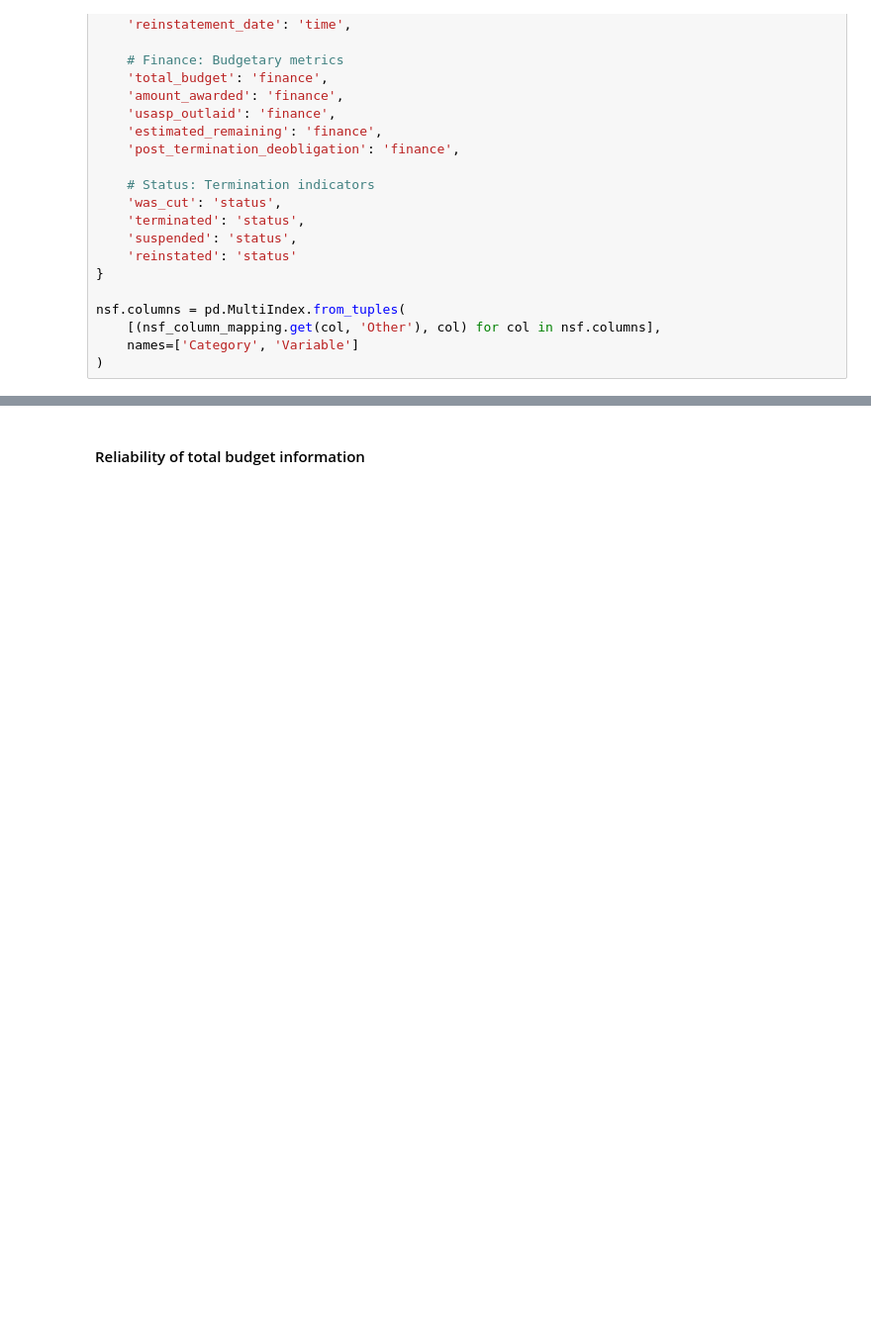
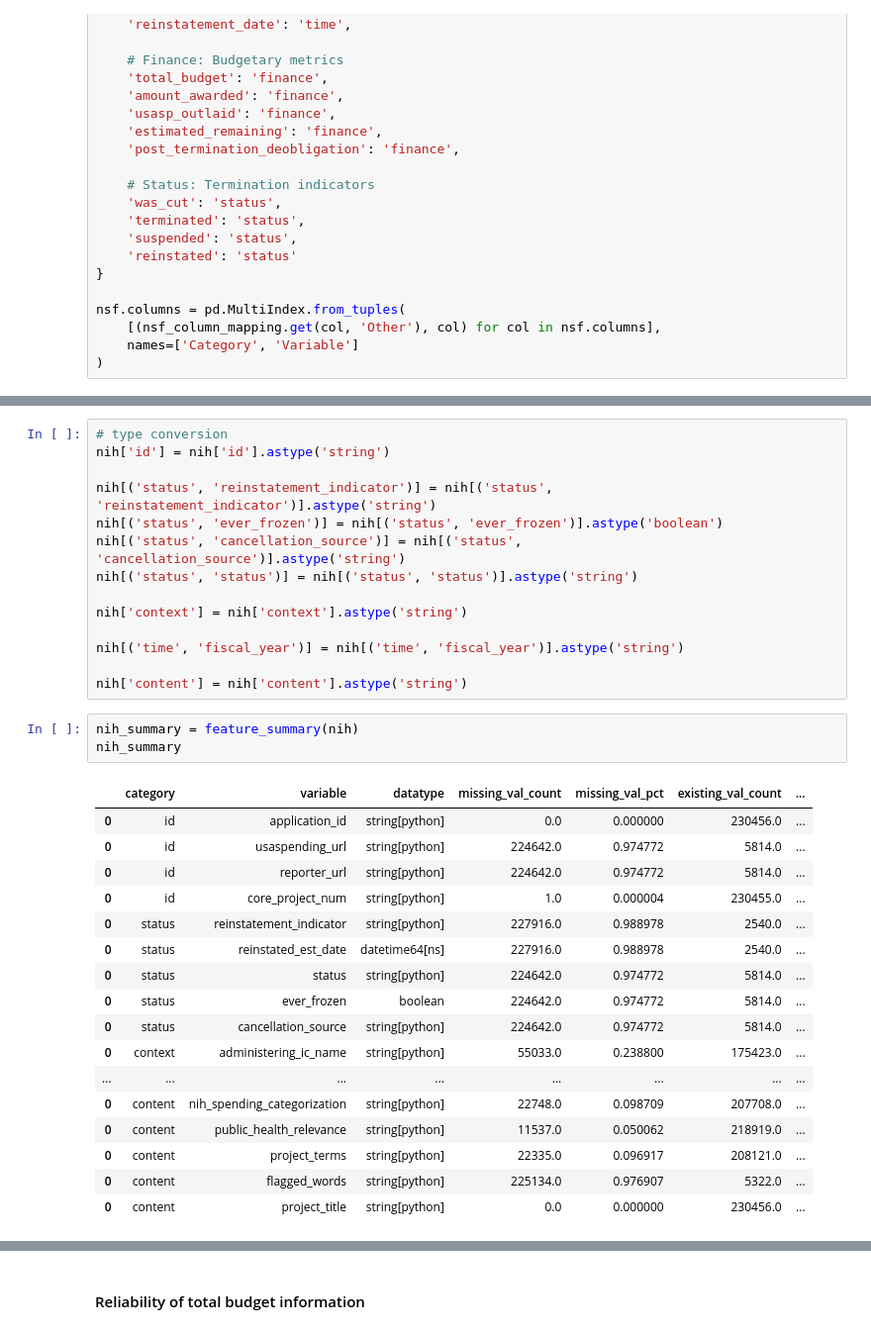
Before and after one commit to hannahmetzler/us_science_cuts, a Jupyter notebook: analysis/notebook.ipynb, the cells around one changed output, grey strips where cells are left out. Shown at 99% size. Drawn from its saved outputs; the diff is of its cells as text; blank space fills up the shorter version.

```diff
--- a/analysis/notebook.ipynb
+++ b/analysis/notebook.ipynb
@@ -157,0 +194,35 @@ nsf.columns = pd.MultiIndex.from_tuples(
+# %%
+# type conversion
+nih['id'] = nih['id'].astype('string')
+
+nih[('status', 'reinstatement_indicator')] = nih[('status', 'reinstatement_indicator')].astype('string')
+nih[('status', 'ever_frozen')] = nih[('status', 'ever_frozen')].astype('boolean')
+nih[('status', 'cancellation_source')] = nih[('status', 'cancellation_source')].astype('string')
+nih[('status', 'status')] = nih[('status', 'status')].astype('string')
+
+nih['context'] = nih['context'].astype('string')
+
+nih[('time', 'fiscal_year')] = nih[('time', 'fiscal_year')].astype('string')
+
+nih['content'] = nih['content'].astype('string')
+# %%
+nih_summary = feature_summary(nih)
+nih_summary
+# %% [output]
+|  | category | variable | datatype | missing_val_count | missing_val_pct | existing_val_count | ... |
+| 0 | id | application_id | string[python] | 0.0 | 0.000000 | 230456.0 | ... |
+| 0 | id | usaspending_url | string[python] | 224642.0 | 0.974772 | 5814.0 | ... |
+| 0 | id | reporter_url | string[python] | 224642.0 | 0.974772 | 5814.0 | ... |
+| 0 | id | core_project_num | string[python] | 1.0 | 0.000004 | 230455.0 | ... |
+| 0 | status | reinstatement_indicator | string[python] | 227916.0 | 0.988978 | 2540.0 | ... |
+| 0 | status | reinstated_est_date | datetime64[ns] | 227916.0 | 0.988978 | 2540.0 | ... |
+| 0 | status | status | string[python] | 224642.0 | 0.974772 | 5814.0 | ... |
+| 0 | status | ever_frozen | boolean | 224642.0 | 0.974772 | 5814.0 | ... |
+| 0 | status | cancellation_source | string[python] | 224642.0 | 0.974772 | 5814.0 | ... |
+| 0 | context | administering_ic_name | string[python] | 55033.0 | 0.238800 | 175423.0 | ... |
+| ... | ... | ... | ... | ... | ... | ... | ... |
+| 0 | content | nih_spending_categorization | string[python] | 22748.0 | 0.098709 | 207708.0 | ... |
+| 0 | content | public_health_relevance | string[python] | 11537.0 | 0.050062 | 218919.0 | ... |
+| 0 | content | project_terms | string[python] | 22335.0 | 0.096917 | 208121.0 | ... |
+| 0 | content | flagged_words | string[python] | 225134.0 | 0.976907 | 5322.0 | ... |
+| 0 | content | project_title | string[python] | 0.0 | 0.000000 | 230456.0 | ... |
```
Also changed, not shown: parts of 13 cells of this notebook.
